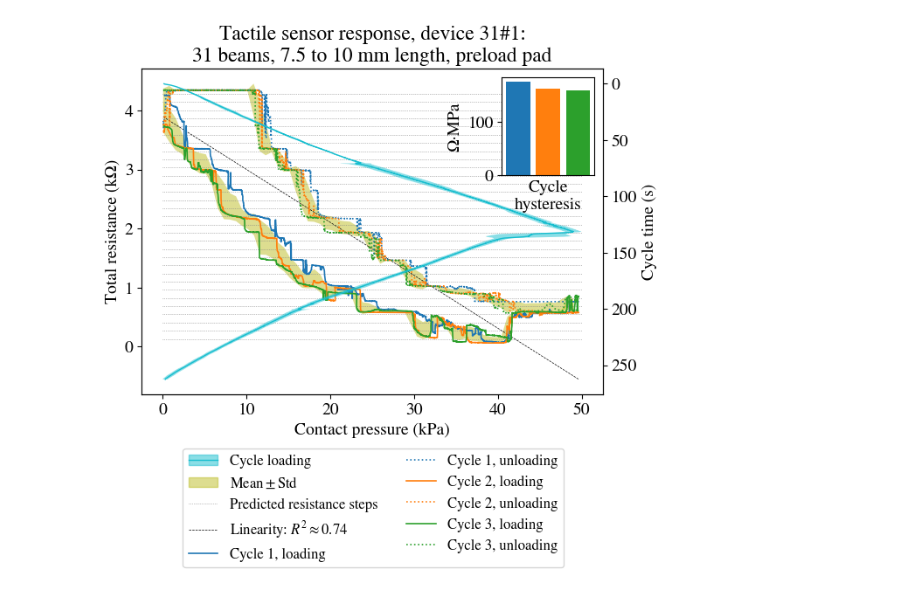
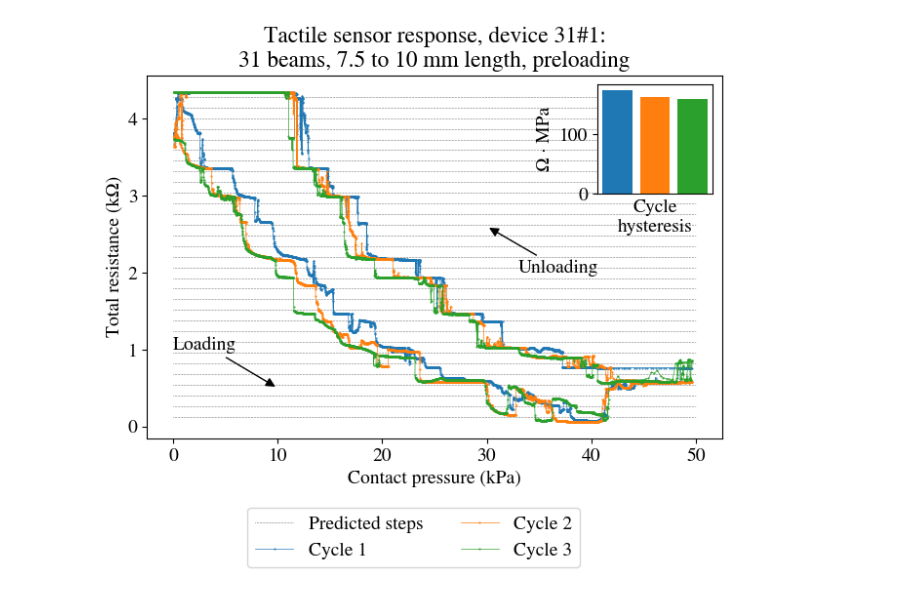
Before and after one commit to lrizvi/exported, a Jupyter notebook: processing.ipynb, the cells around one changed output. Saved outputs shown, nothing was run; the diff lists cells and outputs as text; code cells hidden in the pictures.

Commit message:
improved plot

```diff
--- a/processing.ipynb
+++ b/processing.ipynb
@@ -94,82 +94,54 @@ mpl.rcParams['font.family'] = 'STIXGeneral'
 
 # Study and plot these aligned data
 fig, ax = plt.subplots(layout='constrained')
-ax2     = ax.twinx()
-sub_ax  =inset_axes(ax, width='20%', height='30%', loc='upper right')
+sub_ax  = inset_axes(ax, width='20%', height='30%', loc='upper right')
 lines   = []
-
-# Plot P/t with mean line and confidence std=3
-cyc_df = pd.concat([gf.set_index('CycleTime').Pressure for _, gf in dfdq.dropna().groupby(['Cycle'])], axis=1).dropna()
-cyc_mean, cyc_std = cyc_df.mean(axis=1), cyc_df.std(axis=1)
-lines += ax2.plot(cyc_mean.values, cyc_mean.index, color=palette[-1], lw=1, label='Cycle loading')
-ax2.fill_betweenx(cyc_mean.index, cyc_mean + cyc_std, cyc_mean - cyc_std, facecolor=palette[-1], alpha=0.5)
-cyc_fill_artist = ax2.fill(np.NaN, np.NaN, color=palette[-1], alpha=0.5) # Invisible artist so the fill_between shows in legend: https://stackoverflow.com/questions/26217687/combined-legend-entry-for-plot-and-fill-between
-
-# Plot average R/P
-max_dpressure = max([gf.Pressure.diff().abs().max() for _, gf in dfdq.dropna().groupby(['Cycle', 'Loading'])])
-for loading, gf in dfdq.dropna().groupby('Loading'):
-    gf       = gf.groupby('Pressure').mean().reset_index()
-    gf.index = gf.Pressure * dtime_conv
-    res = gf.Resistance.resample(max_dpressure * dtime_conv)
-    gf  = pd.concat([res.mean().rename('Mean'), res.std().rename('Std')], axis=1)
-    gf.index = gf.index / dtime_conv
-    ax.fill_between(gf.index, gf.Mean + gf.Std, gf.Mean - gf.Std, facecolor=palette[-2], alpha=0.5)
-lines += ax.plot(np.NaN, np.NaN, color=palette[-2], lw=0, label='$\\text{Mean}\\pm\\text{Std}$')
-avg_fill_artist = ax.fill(np.NaN, np.NaN, color=palette[-2], alpha=0.5)
 
 # Plot estimated resistance steps
 num_beams = 31
 samples, step = np.linspace(dfdq.Resistance.min(), dfdq.Resistance.max(), num=num_beams, endpoint=False, retstep=True)
-ax.hlines(samples + step / 2, 0, 50, colors='gray', linestyles=':', lw=0.5)
-lines += ax.plot(np.NaN, np.NaN, color='gray', linestyle=':', lw=0.5, label = 'Predicted resistance steps')
-
-# Plot linear regression
-linreg_x = min(dfdq.dropna().Pressure), max(dfdq.dropna().Pressure)
-linreg   = stats.linregress(dfdq.dropna().Pressure, dfdq.dropna().Resistance)
-lines += ax.plot(linreg_x, [x * linreg.slope + linreg.intercept for x in linreg_x], color='black', linestyle='--', lw=0.5, label=f'Linearity: $R^2\\approx{linreg.rvalue**2:.2f}$')
+ax.hlines(samples + step / 2, 0, 50, colors='black', linestyles=':', lw=0.4)
+lines += ax.plot(np.NaN, np.NaN, color='black', linestyle=':', lw=0.4, label = 'Predicted steps')
 
 # Plot R/P
 for (cycle, loading), gf in dfdq.dropna().groupby(['Cycle', 'Loading']):
-    lines += ax.plot(gf.Pressure, gf.Resistance, color=palette[cycle], linestyle=':' if gf.Loading.iloc[0] else '-', lw=1.2, label=f'Cycle {cycle+1}, {"unloading" if loading else "loading"}')
+    plot = ax.plot(gf.Pressure, gf.Resistance, color=palette[cycle], lw=0.5, marker='.', markersize=1, label=f'Cycle {cycle + 1}')
+    if not loading:
+        lines += plot#ax.plot(np.NaN, np.NaN, color=palette[cycle], linestyle=':', lw=0.4, label = 'Predicted steps')
 
 # Plot inset hysteresis data
 bar_data = [(
     i,
     total_hysteresis(*[gfgf for _, gfgf in gf.groupby('Loading')])
 ) for (loading, gf), i in zip(dfdq.dropna().groupby('Cycle'), itertools.count())]
 sub_ax.bar(*zip(*bar_data), color=[palette[i] for i, _ in bar_data])
 
-#sub_ax.hist(
-#    [cycle + loading for (cycle, loading), gf in groups],
-#    bins=len(groups),
-#    facecolor=palette[cycle],
-#    alpha=0.5,
-#    linewidth=0.5,
-#)
+# Draw loading/unloading arrows
+ax.annotate('Loading', xytext=(0, 1), xy=(10, 0.5), arrowprops=dict(arrowstyle='-|>', color='black'))
+ax.annotate('Unloading', xytext=(33, 2), xy=(30, 2.6), arrowprops=dict(arrowstyle='-|>', color='black'))
 
 # Style axes
-ax.title.set_text('Tactile sensor response, device 31#1:\n31 beams, 7.5 to 10 mm length, preload pad')
+ax.title.set_text('Tactile sensor response, device 31#1:\n31 beams, 7.5 to 10 mm length, preloading')
+ax.set_xlabel('Contact pressure (kPa)')
 ax.set_ylabel('Total resistance (kΩ)')
-ax.set_xlabel('Contact pressure (kPa)')
-ax2.set_ylabel('Cycle time (s)')
-ax2.invert_yaxis()
-sub_ax.set_ylabel('Ω·MPa')
 sub_ax.set_xlabel('Cycle\nhysteresis')
 sub_ax.set_xticks([])
+sub_ax.set_ylabel('Ω · MPa')
 
 # Style legend
 leg = fig.legend(
-    [(cyc_fill_artist[0], lines[0]), (avg_fill_artist[0], lines[1])] + lines[2:], # Insert cyc_fill_artist into the legend via a tuple
+    lines,
     [l.get_label() for l in lines],
     bbox_transform=fig.transFigure,
-    bbox_to_anchor=(0.84, 0),
+    loc='center',
+    bbox_to_anchor=(0.5, -0.1),
     prop={
-        'size' : 12,
+        #'size' : 12,
     },
     ncol=2,
 )
 
 plt.savefig('plot.png', dpi=600, bbox_inches='tight')
 plt.show()
 # %% [output]
-[figure, old version]
+[figure, new version]
```
